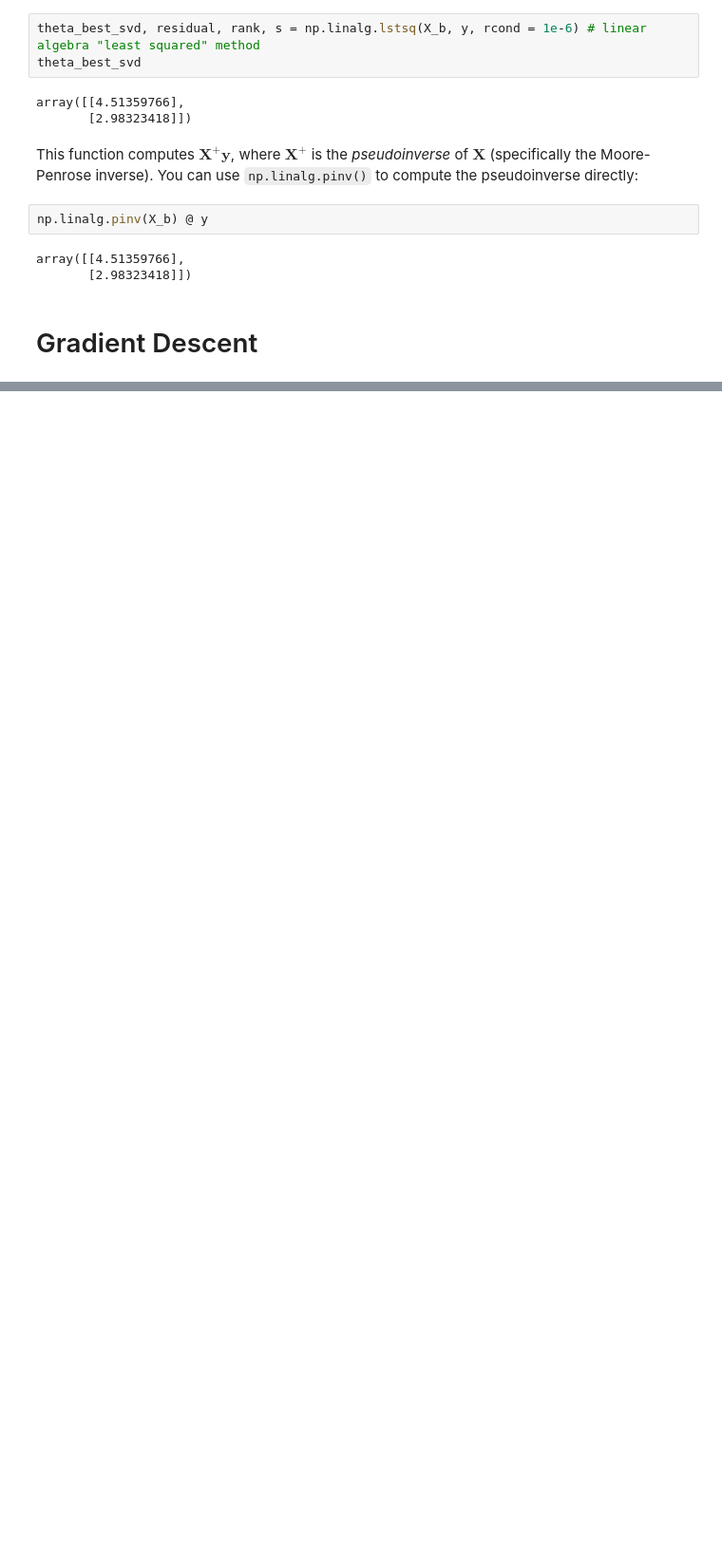
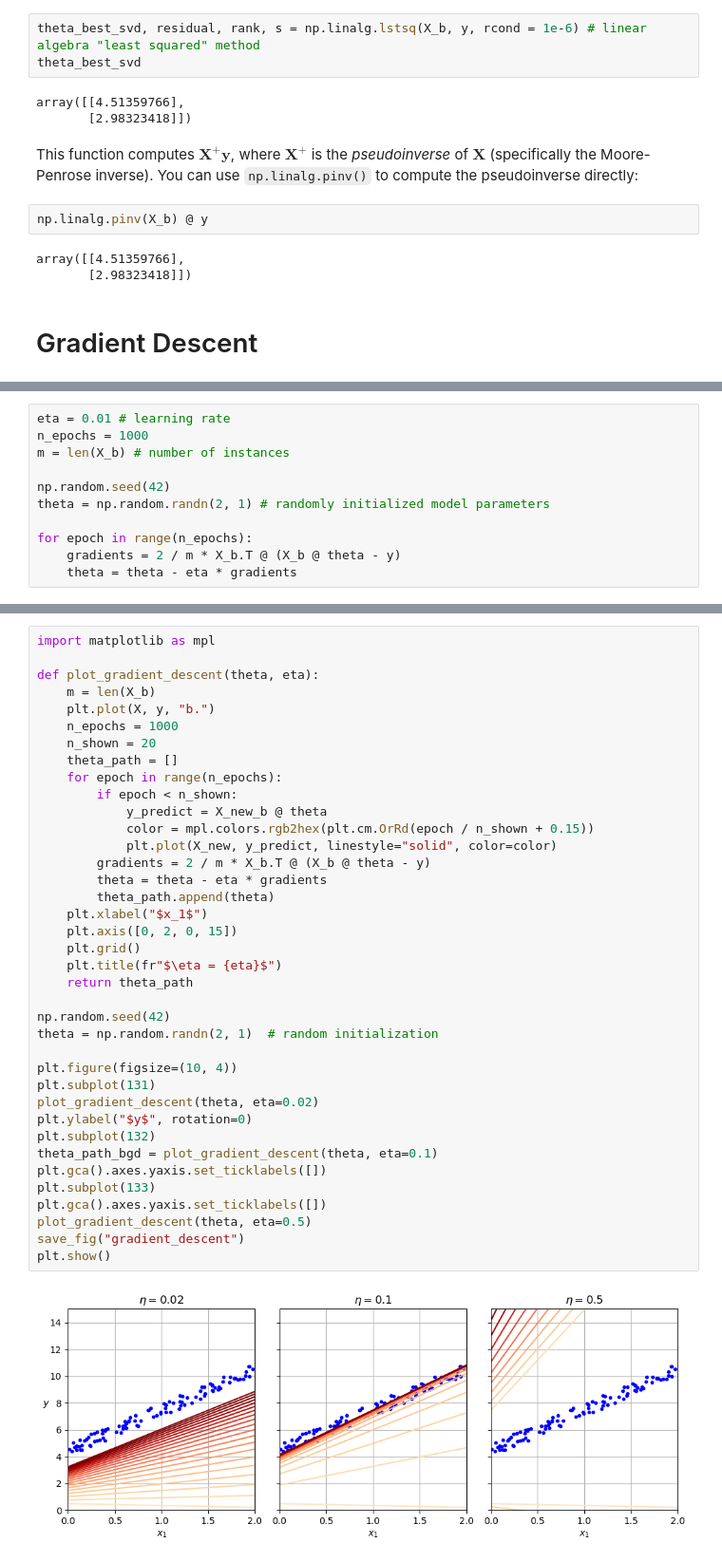
Before and after one commit to Raichi1/Hands-On-Machine-Learning-3rd-Edition, a Jupyter notebook: Chapter-4_Training-Models/code/code.ipynb, the cells around one changed output, grey strips where cells are left out. Shown: that part at 95% size. Cells and saved outputs as stored; diff of their text form; blank space fills up the shorter version.

Commit message:
batch gradient descent

```diff
--- a/Chapter-4_Training-Models/code/code.ipynb
+++ b/Chapter-4_Training-Models/code/code.ipynb
@@ -97,0 +100,11 @@ array([[4.51359766],
+# %%
+eta = 0.01 # learning rate
+n_epochs = 1000
+m = len(X_b) # number of instances
+
+np.random.seed(42)
+theta = np.random.randn(2, 1) # randomly initialized model parameters
+
+for epoch in range(n_epochs):
+    gradients = 2 / m * X_b.T @ (X_b @ theta - y)
+    theta = theta - eta * gradients
@@ -97,0 +116,40 @@ array([[4.51359766],
+# %%
+import matplotlib as mpl
+
+def plot_gradient_descent(theta, eta):
+    m = len(X_b)
+    plt.plot(X, y, "b.")
+    n_epochs = 1000
+    n_shown = 20
+    theta_path = []
+    for epoch in range(n_epochs):
+        if epoch < n_shown:
+            y_predict = X_new_b @ theta
+            color = mpl.colors.rgb2hex(plt.cm.OrRd(epoch / n_shown + 0.15))
+            plt.plot(X_new, y_predict, linestyle="solid", color=color)
+        gradients = 2 / m * X_b.T @ (X_b @ theta - y)
+        theta = theta - eta * gradients
+        theta_path.append(theta)
+    plt.xlabel("$x_1$")
+    plt.axis([0, 2, 0, 15])
+    plt.grid()
+    plt.title(fr"$\eta = {eta}$")
+    return theta_path
+
+np.random.seed(42)
+theta = np.random.randn(2, 1)  # random initialization
+
+plt.figure(figsize=(10, 4))
+plt.subplot(131)
+plot_gradient_descent(theta, eta=0.02)
+plt.ylabel("$y$", rotation=0)
+plt.subplot(132)
+theta_path_bgd = plot_gradient_descent(theta, eta=0.1)
+plt.gca().axes.yaxis.set_ticklabels([])
+plt.subplot(133)
+plt.gca().axes.yaxis.set_ticklabels([])
+plot_gradient_descent(theta, eta=0.5)
+save_fig("gradient_descent")
+plt.show()
+# %% [output]
+[figure, added]
```
Also changed, not shown: parts of 2 cells of this notebook, 1 other file.
